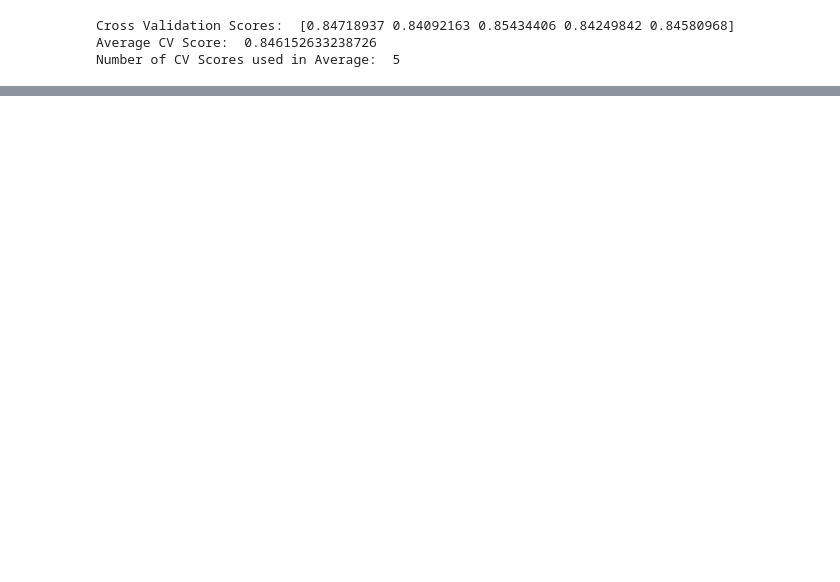
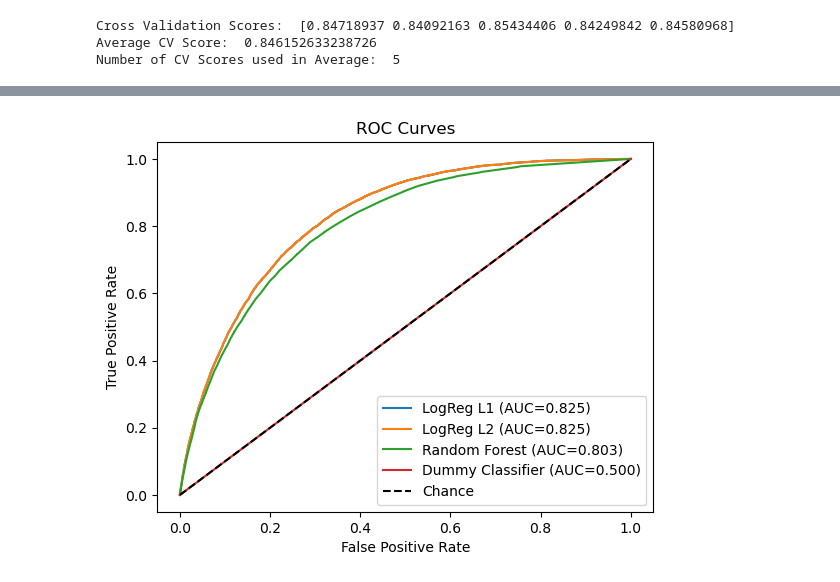
Before and after one commit to AarushRaheja/Diabetes-Prediction-Model, a Jupyter notebook: Poly2.ipynb, the cells around one changed output, grey strips where cells are left out. Cells and saved outputs as stored; diff of their text form; code cells hidden in the pictures; blank space fills up the shorter version.

```diff
--- a/Poly2.ipynb
+++ b/Poly2.ipynb
@@ -449,0 +607,15 @@ Passing `palette` without assigning `hue` is deprecated and will be removed in v
+# %%
+for name, (y_pred, y_prob) in results.items():
+    if y_prob is not None:
+        fpr, tpr, _ = roc_curve(y1_test, y_prob)
+        auc = roc_auc_score(y1_test, y_prob)
+        plt.plot(fpr, tpr, label=f"{name} (AUC={auc:.3f})")
+
+plt.plot([0,1],[0,1],'k--',label="Chance")
+plt.xlabel("False Positive Rate")
+plt.ylabel("True Positive Rate")
+plt.title("ROC Curves")
+plt.legend()
+plt.show()
+# %% [output]
+[figure, added]
```
Also changed, not shown: parts of 14 cells of this notebook, 1 other file.
